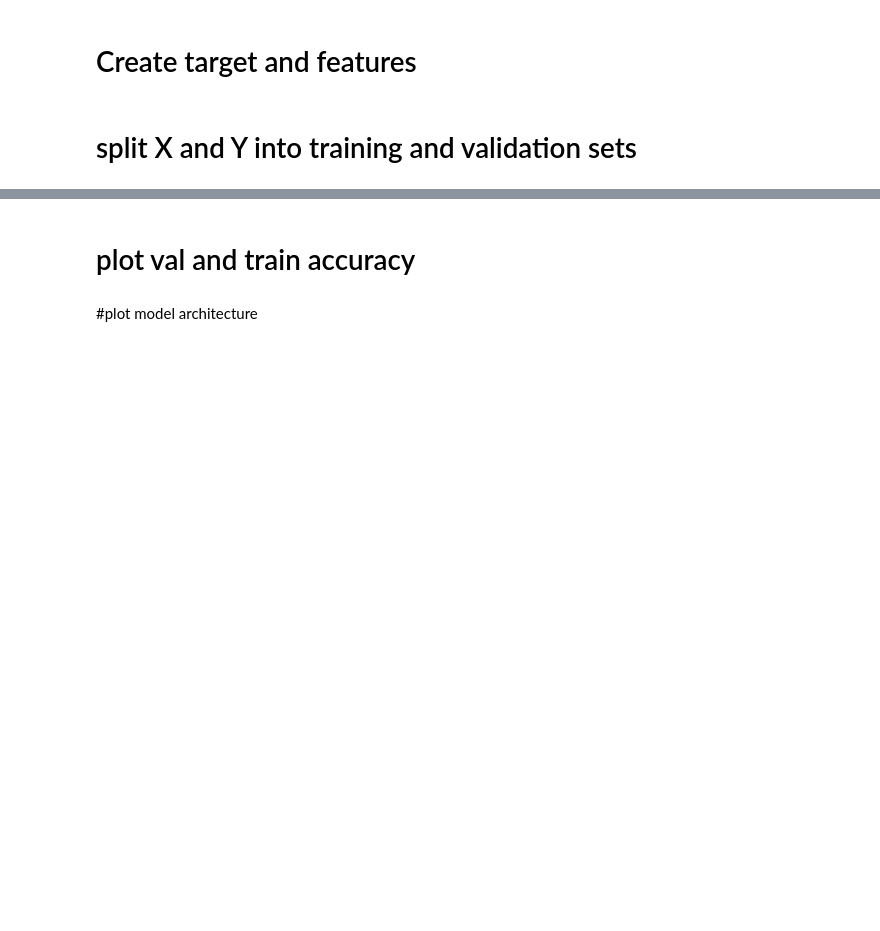
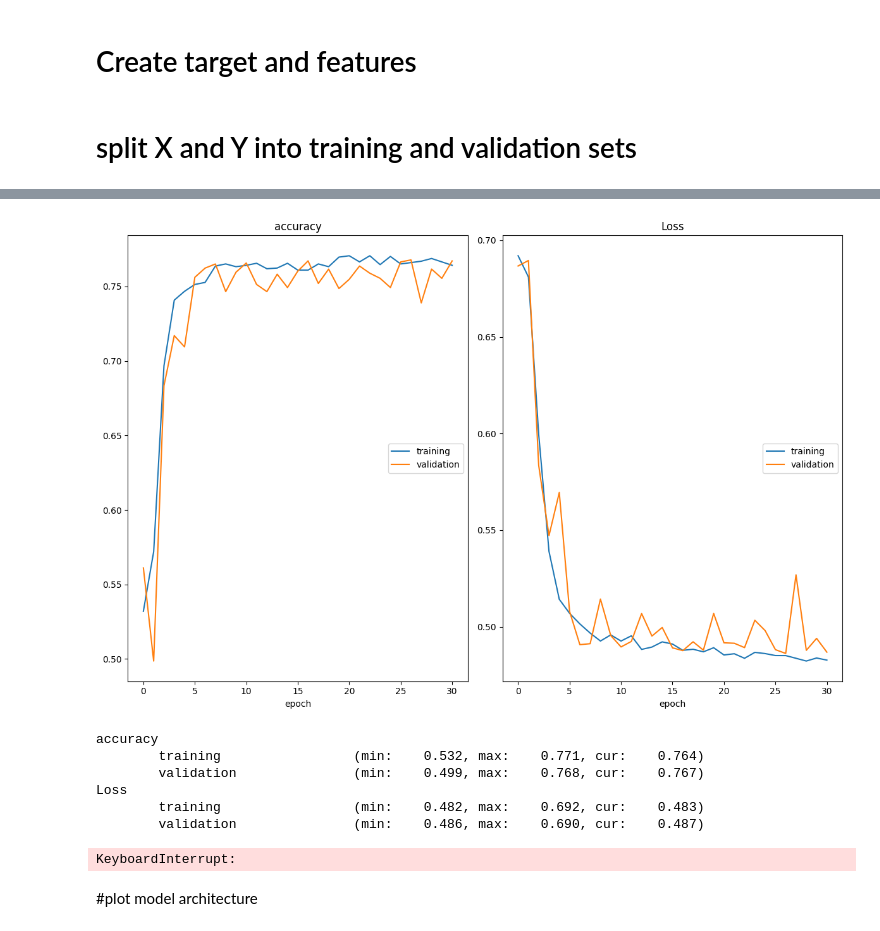
Before and after one commit to beinghorizontal/Quantext, a Jupyter notebook: lstm_ohlc_denoised2.ipynb, the cells around one changed output, grey strips where cells are left out. Saved outputs shown, nothing was run; the diff lists cells and outputs as text; code cells hidden in the pictures; blank space fills up the shorter version.

```diff
--- a/lstm_ohlc_denoised2.ipynb
+++ b/lstm_ohlc_denoised2.ipynb
@@ -137,6 +154,4 @@ df['5sma'] = df['Close'].shift(-5).rolling(5).mean()
 # %% [markdown]
 # create binary target
-# %%
-df['target'] = (df['5sma'] > df['Close']).astype(int)
 # %%
 df = df.dropna()
@@ -144,7 +176,7 @@ print(df[['Close','5sma','target']].head(10))
 # %% [markdown]
 # drop unwanted columns
 # %%
-df = df.drop(['Open', 'High','Low', 'Close', 'Adj Close', 'Volume','5sma','atr'],axis=1)
+df = df.drop(['Open', 'High','Low', 'Close', 'Adj Close', 'Volume','5sma_lag','target_close','atr'],axis=1)
 # %%
 df = df.dropna()
 # %% [markdown]
@@ -189,7 +226,7 @@ model = Sequential()
 #model.add(Dropout(0.5))
 #model.add(LSTM(92, return_sequences=True, activation='relu'))  # Add an extra LSTM layer
 #model.add(Dropout(0.4))
-model.add(LSTM(64, return_sequences=True, activation='relu'))  # Add an extra LSTM layer
+model.add(LSTM(32, return_sequences=True, activation='relu',input_shape=(sequence_length, num_features) ))  # Add an extra LSTM layer
 # # model.add(Dropout(0.4))
 # model.add(LSTM(32, return_sequences=True, activation='relu'))  # Add an extra LSTM layer
 # # model.add(Dropout(0.4))
@@ -214,12 +251,22 @@ model_checkpoint = ModelCheckpoint('/content/best_model.keras',   # Path where t
                                    save_best_only=True,  # The latest best model according to the quantity monitored will not be overwritten
                                    mode='min',           # The training will save the model when the quantity monitored has decreased
                                    verbose=1)
+# %%
+from livelossplot import PlotLossesKeras
+plot_losses = PlotLossesKeras()
 # %%
-history = model.fit(X_train, y_train,
+model.fit(X_train, y_train,
                     epochs=1000,
                     batch_size=4,
                     validation_data=(X_val, y_val),
-                    callbacks=[early_stopping, model_checkpoint],
-                    verbose=1)
+                    callbacks=[early_stopping, model_checkpoint,plot_losses],
+                    verbose=False)
+# %% [output]
+[figure, added]
+accuracy
+        training                 (min:    0.532, max:    0.771, cur:    0.764)
+        validation               (min:    0.499, max:    0.768, cur:    0.767)
+Loss
+        training                 (min:    0.482, max:    0.692, cur:    0.483)
+        validation               (min:    0.486, max:    0.690, cur:    0.487)
+KeyboardInterrupt:
-# %% [markdown]
-# plot val and train accuracy
```
Also changed, not shown: parts of 21 cells of this notebook.
